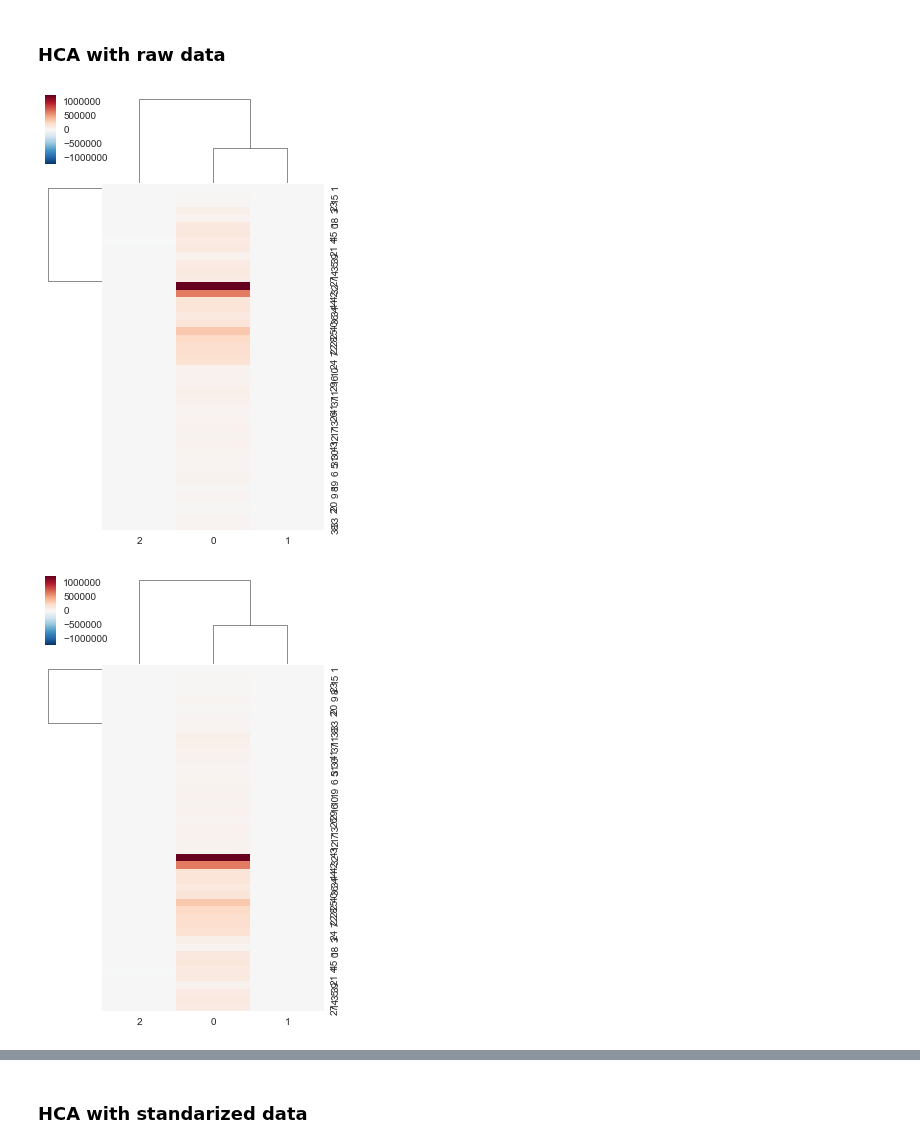
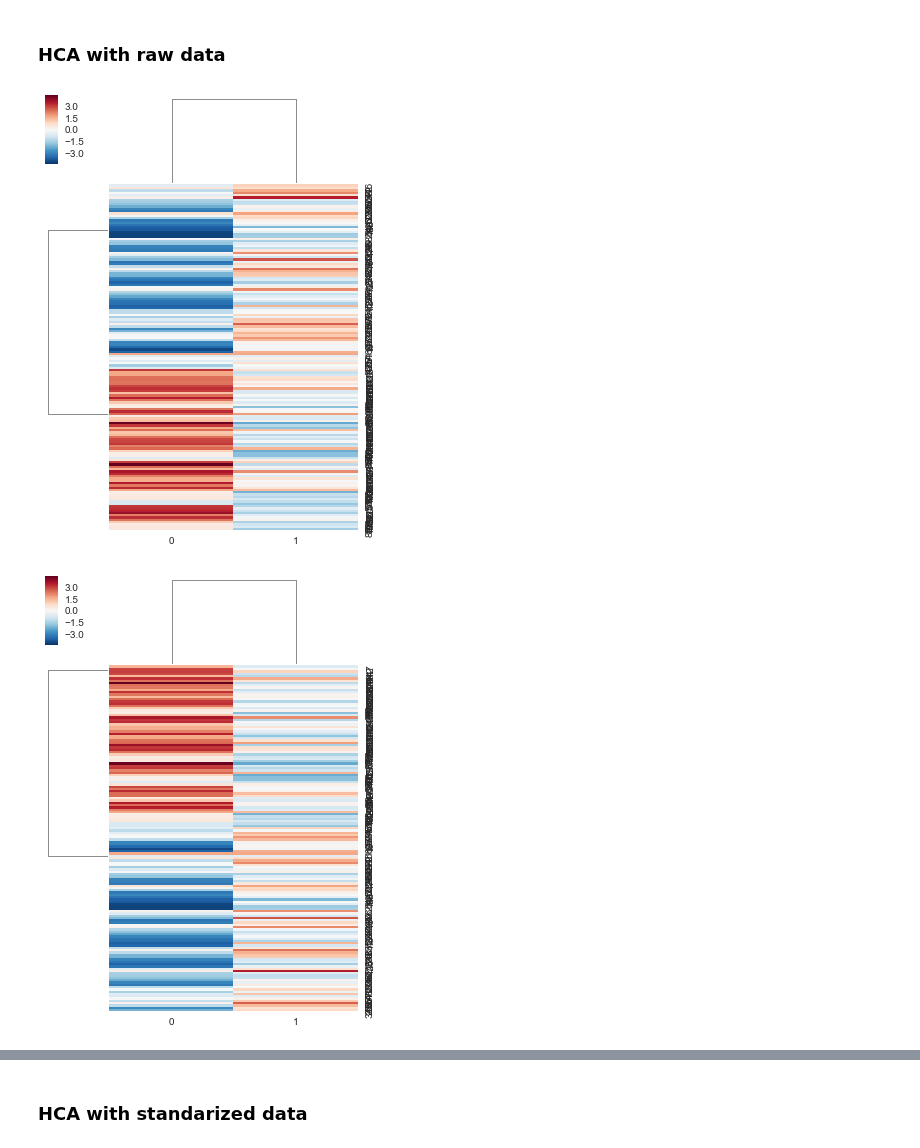
Before and after one commit to miaoever/IOT, a Jupyter notebook: Standup 4/HCA.ipynb, the cells around one changed output, grey strips where cells are left out. Saved outputs shown, nothing was run; the diff lists cells and outputs as text; code cells hidden in the pictures.

```diff
--- a/Standup 4/HCA.ipynb
+++ b/Standup 4/HCA.ipynb
@@ -134,8 +186,9 @@ def hca(X, met):
 ## Data preparation
 # %% [markdown]
 ### Raw data
-# %%
-X = np.array(process_data("data/orderWithCustomer.csv"))
+# %%
+data = np.array(X["users"])
+#print (data)
 # %% [markdown]
 ### Standarize data
 # %%
@@ -187,7 +224,7 @@ Number of points: 46
 # %% [markdown]
 ### HCA with raw data
 # %%
-hca(X,'correlation')
+hca(data,'correlation')
 # %% [output]
-[figure, old version]
+[figure, new version]
-[figure, old version]
+[figure, new version]
```
Also changed, not shown: parts of 8 cells of this notebook, 1 other file.
